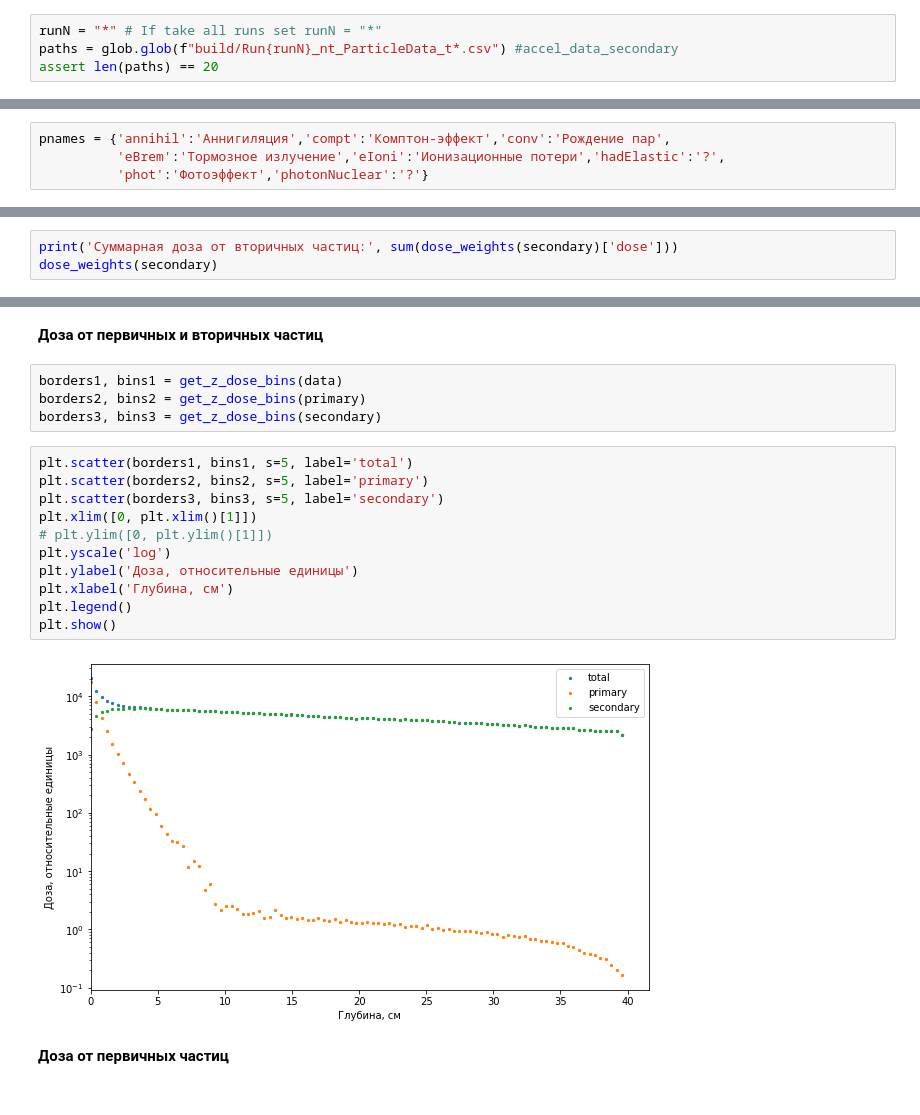
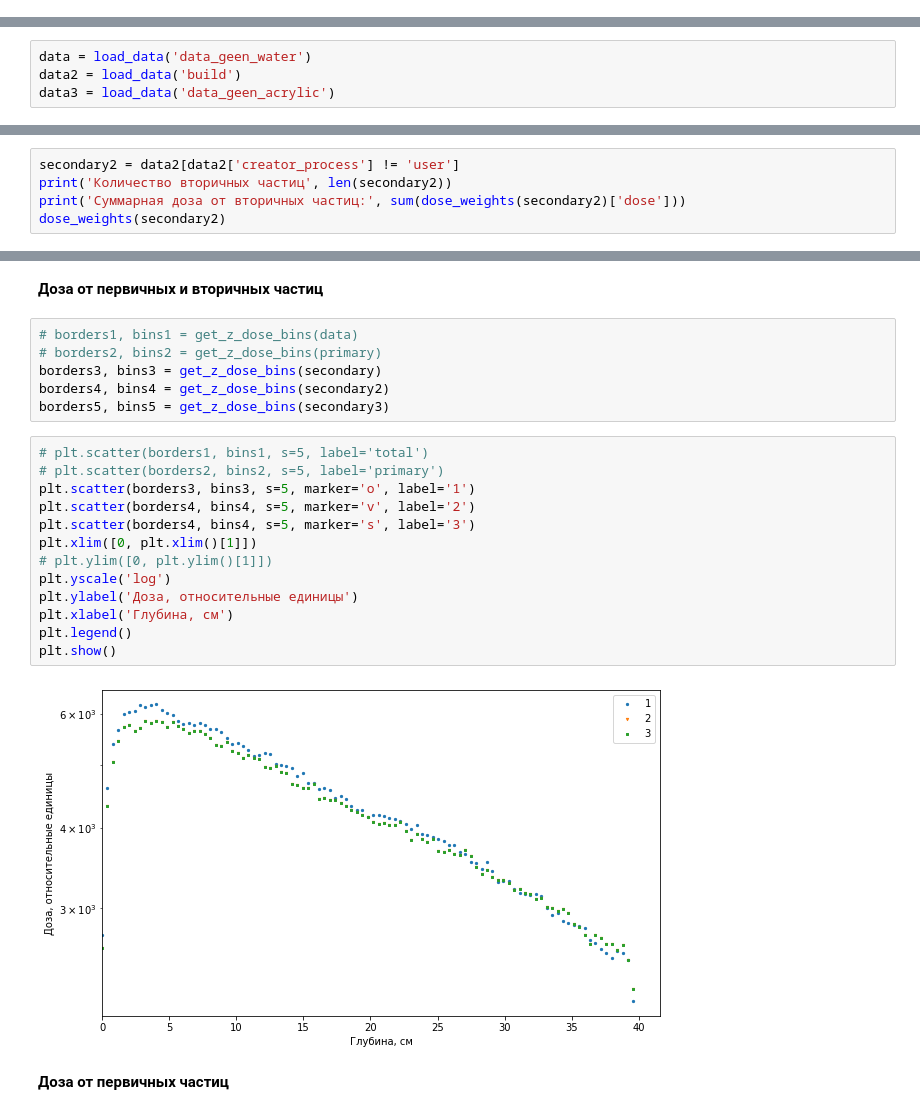
Before and after one commit to annndruha/Distribution-of-secondary-particles-in-tissue-equivalent-materials, a Jupyter notebook: model_cube/ParticlePlotter.ipynb, the cells around one changed output, grey strips where cells are left out. Drawn from its saved outputs; the diff is of its cells as text.

```diff
--- a/model_cube/ParticlePlotter.ipynb
+++ b/model_cube/ParticlePlotter.ipynb
@@ -41,4 +40,0 @@ plt.rcParams["figure.figsize"] = (10,6)
-# %%
-runN = "*" # If take all runs set runN = "*"
-paths = glob.glob(f"build/Run{runN}_nt_ParticleData_t*.csv") #accel_data_secondary
-assert len(paths) == 20
@@ -63,4 +66,4 @@ Headers from file: build/Run0_nt_ParticleData_t8.csv
 # %%
-pnames = {'annihil':'Аннигиляция','compt':'Комптон-эффект','conv':'Рождение пар',
-          'eBrem':'Тормозное излучение','eIoni':'Ионизационные потери','hadElastic':'?',
-          'phot':'Фотоэффект','photonNuclear':'?'}
+data = load_data('data_geen_water')
+data2 = load_data('build')
+data3 = load_data('data_geen_acrylic')
@@ -124,4 +129,6 @@ len(secondary)
 # %%
-print('Суммарная доза от вторичных частиц:', sum(dose_weights(secondary)['dose']))
-dose_weights(secondary)
+secondary2 = data2[data2['creator_process'] != 'user']
+print('Количество вторичных частиц', len(secondary2))
+print('Суммарная доза от вторичных частиц:', sum(dose_weights(secondary2)['dose']))
+dose_weights(secondary2)
 # %% [output]
@@ -145,22 +148,26 @@ dose_weights(secondary)
 # %% [markdown]
 **Доза от первичных и вторичных частиц**
 # %%
-borders1, bins1 = get_z_dose_bins(data)
-borders2, bins2 = get_z_dose_bins(primary)
+# borders1, bins1 = get_z_dose_bins(data)
+# borders2, bins2 = get_z_dose_bins(primary)
 borders3, bins3 = get_z_dose_bins(secondary)
+borders4, bins4 = get_z_dose_bins(secondary2)
+borders5, bins5 = get_z_dose_bins(secondary3)
 # %%
-plt.scatter(borders1, bins1, s=5, label='total')
-plt.scatter(borders2, bins2, s=5, label='primary')
-plt.scatter(borders3, bins3, s=5, label='secondary')
+# plt.scatter(borders1, bins1, s=5, label='total')
+# plt.scatter(borders2, bins2, s=5, label='primary')
+plt.scatter(borders3, bins3, s=5, marker='o', label='1')
+plt.scatter(borders4, bins4, s=5, marker='v', label='2')
+plt.scatter(borders4, bins4, s=5, marker='s', label='3')
 plt.xlim([0, plt.xlim()[1]])
 # plt.ylim([0, plt.ylim()[1]])
 plt.yscale('log')
 plt.ylabel('Доза, относительные единицы')
 plt.xlabel('Глубина, см')
 plt.legend()
 plt.show()
 # %% [output]
-[figure, old version]
+[figure, new version]
 # %% [markdown]
 **Доза от первичных частиц**
 # %%
```
Also changed, not shown: parts of 22 cells of this notebook, 2 other files.
